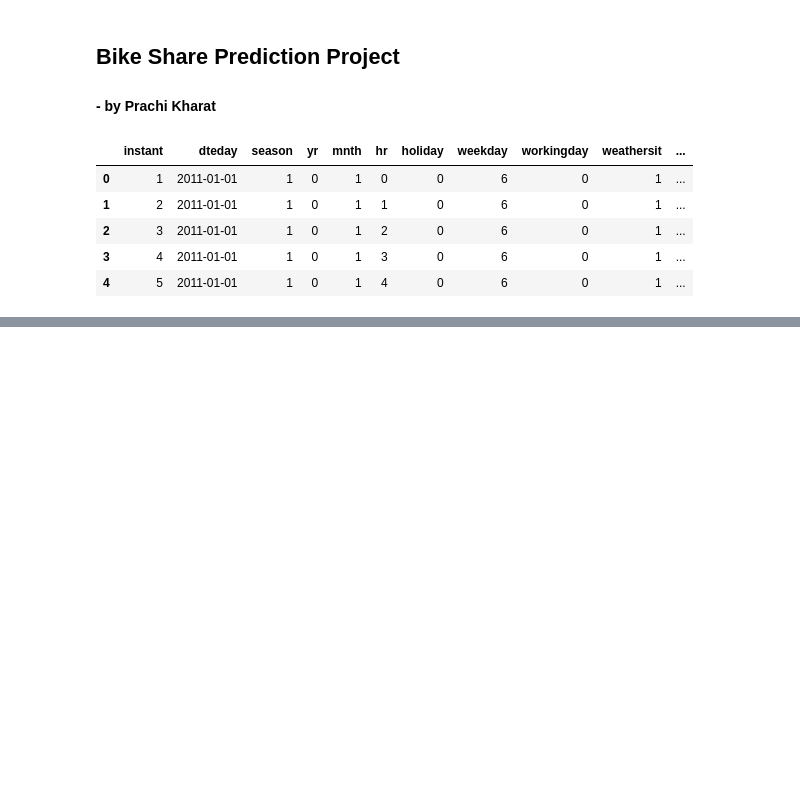
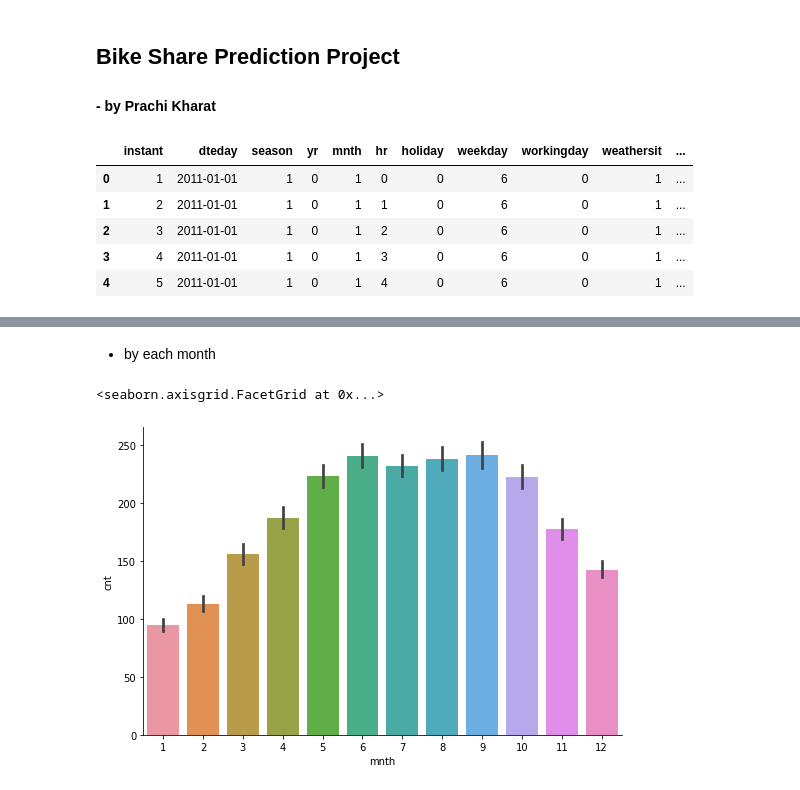
Before and after one commit to KharatPrachi72/Bikeshare, a Jupyter notebook: Notebooks/Hourly_model and EDA.ipynb, the cells around one changed output, grey strips where cells are left out. Cells and saved outputs as stored; diff of their text form; code cells hidden in the pictures; blank space fills up the shorter version.

```diff
--- a/Notebooks/Hourly_model and EDA.ipynb
+++ b/Notebooks/Hourly_model and EDA.ipynb
@@ -32,0 +69,7 @@ Check if data contains any null values
+# %% [markdown]
+- by each month
+# %%
+sns.factorplot(x="mnth",y="cnt",data=hourly_df,kind='bar',size=5,aspect=1.5)
+# %% [output]
+<seaborn.axisgrid.FacetGrid at 0x...>
+[figure, added]
```
Also changed, not shown: parts of 18 cells of this notebook, 1 other file.
